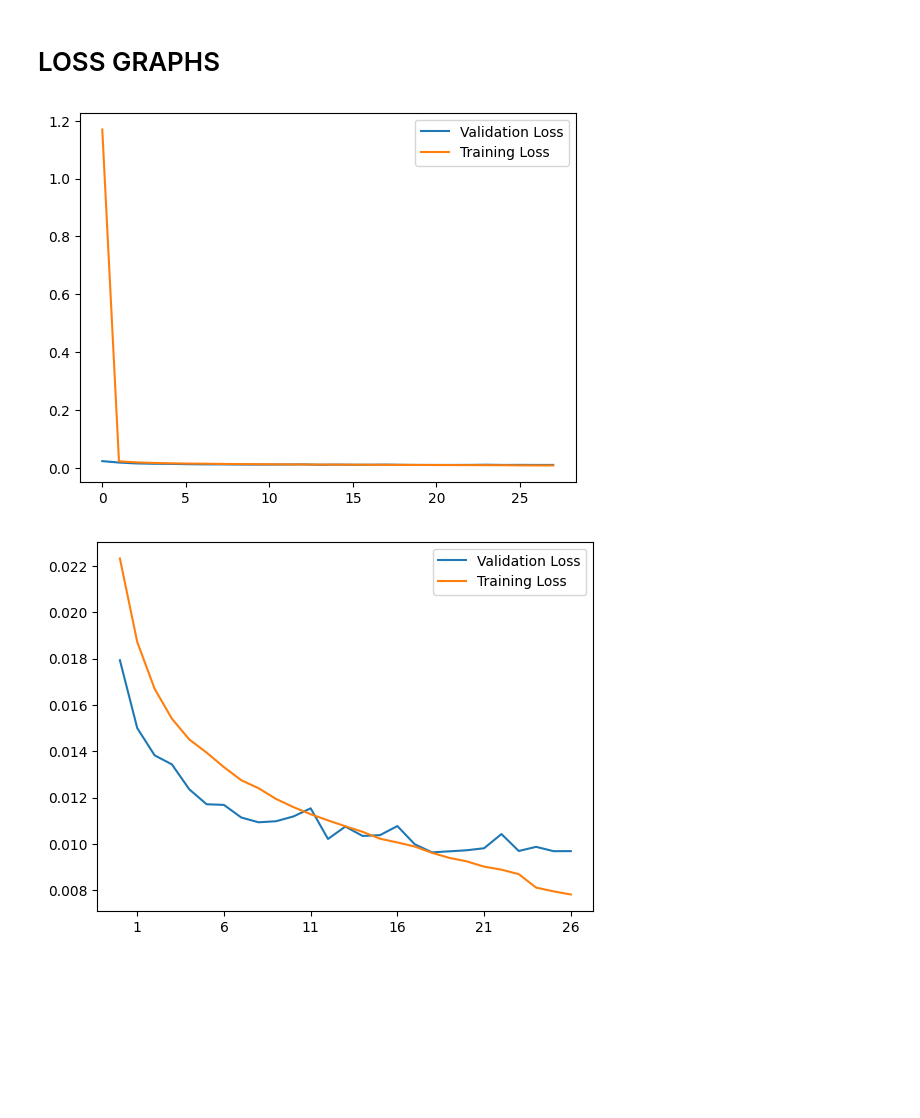
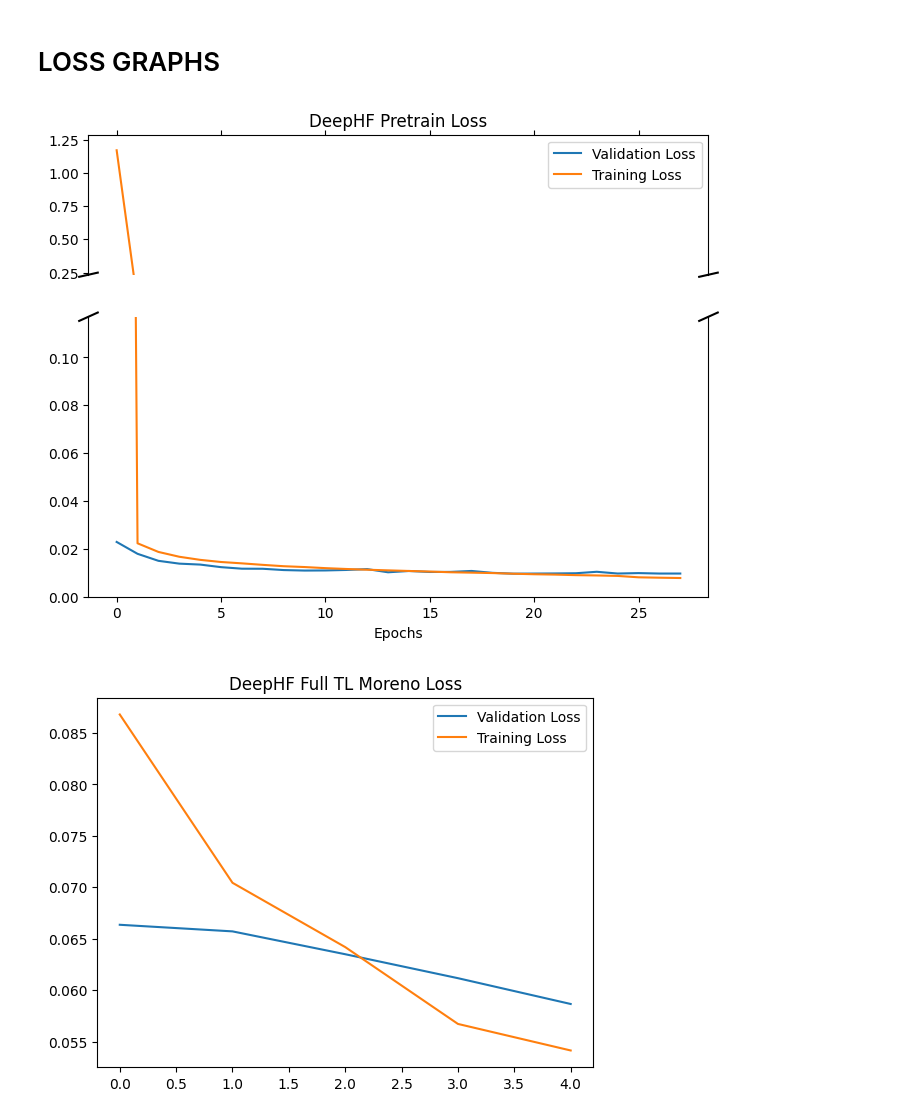
Before and after one commit to OrensteinLab/DeepCRISTL, a Jupyter notebook: new_version/graphs.ipynb, the cells around one changed output. Drawn from its saved outputs; the diff is of its cells as text; code cells hidden in the pictures; blank space fills up the shorter version.

Commit message:
added ways to creatye models in a simple way for graphs

```diff
--- a/new_version/graphs.ipynb
+++ b/new_version/graphs.ipynb
@@ -355,19 +404,18 @@ Image.open('combined.png')
 # %%
 dhf_pretrain_val_loss = [0.022885681033612677,0.0179318568972083,0.015000633442549895,0.013823838711870455,0.013431630303450985,0.012355583455559989,0.011710438553153242,0.011681079148273772,0.011136771038039324,0.010930555339724729,0.010976315625443142,0.011180962261927758,0.011534226778513793,0.010210425284971127,0.010746166509822545,0.010339727735896613,0.010376187550992242,0.010767879189708182,0.009980385546463603,0.009631456839274598,0.0096763689253951,0.009722706833067403,0.009809498501516925,0.010422310735489377,0.009691372014444786,0.009870455553196772,0.009683607542441778,0.009684836504465909]
 dhf_pretrain_train_loss = [1.1699221701180968,0.022326279213918606,0.018717740942075536,0.01670049042045197,0.015403969675829094,0.01450927462108578,0.013940963592155449,0.013313015797647284,0.012746961690259344,0.012399638173734058,0.011941492523027142,0.011588198273059352,0.011279899936046273,0.011013761997471715,0.01076021665207427,0.01051832499967893,0.010220400152182937,0.01006008058778606,0.009883610816570158,0.009610534333871242,0.009393905226432603,0.009243086417953955,0.00901439040846025,0.008884999297062811,0.008690175217635399,0.008110176473028988,0.007947839973691515,0.007812525775987044]
 
-# show on graph
-plt.plot(dhf_pretrain_val_loss, label='Validation Loss')
-plt.plot(dhf_pretrain_train_loss, label='Training Loss')
-plt.legend()
-plt.show()
+dhf_moreno_val_loss = [0.06635663658380508, 0.06571496278047562, 0.06349532306194305, 0.06116688624024391, 0.058659862726926804]
+dhf_moreno_train_loss =  [0.08679044150373563, 0.07043599256244647, 0.06418818990592243, 0.05672217895384549, 0.05414267543221817]
 
-# show again but without first epoch and with x axis starting from 1
-plt.plot(dhf_pretrain_val_loss[1:], label='Validation Loss')
-plt.plot(dhf_pretrain_train_loss[1:], label='Training Loss')
-plt.xticks(range(1, len(dhf_pretrain_val_loss),5))
-plt.legend()
-plt.show()
+
+dhf_hart_val_loss= [0.020412371274741256, 0.0210884201395161, 0.020544171607231394, 0.02050315879066201]
+dhf_hart_train_loss= [0.02369166519274016, 0.020475232608947055, 0.01916417980070564, 0.018377104286571317]
+
+
+show_broken_loss_graph(dhf_pretrain_val_loss, dhf_pretrain_train_loss, 'DeepHF Pretrain Loss')
+show_loss_graph(dhf_moreno_val_loss, dhf_moreno_train_loss, 'DeepHF Full TL Moreno Loss')
+show_loss_graph(dhf_hart_val_loss, dhf_hart_train_loss, 'DeepHF Full TL Hart Loss')
 # %% [output]
-[figure, old version]
+[figure, new version]
-[figure, old version]
+[figure, new version]
```
Also changed, not shown: parts of 2 cells of this notebook, 5 other files.
